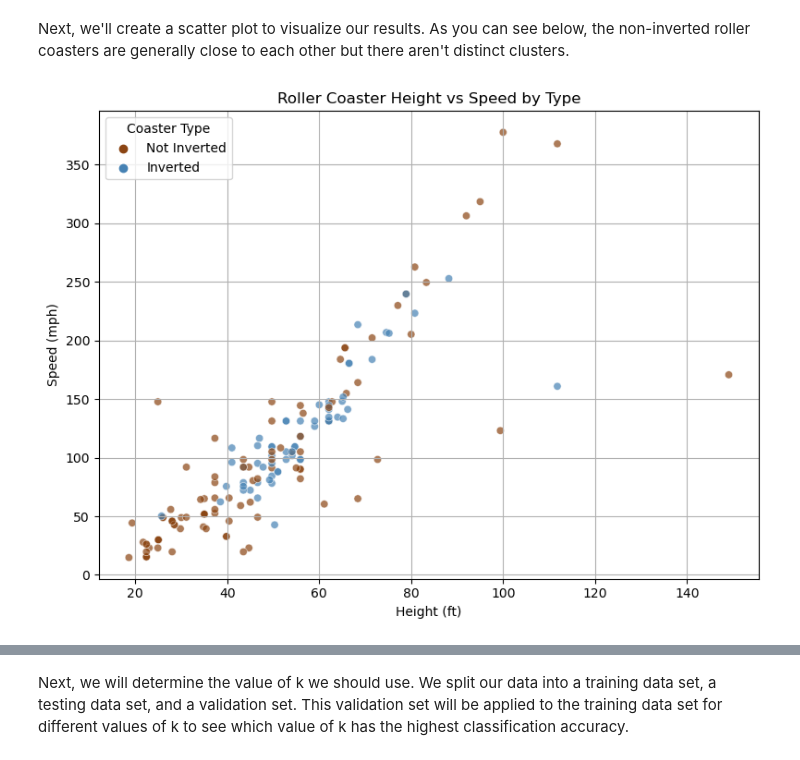
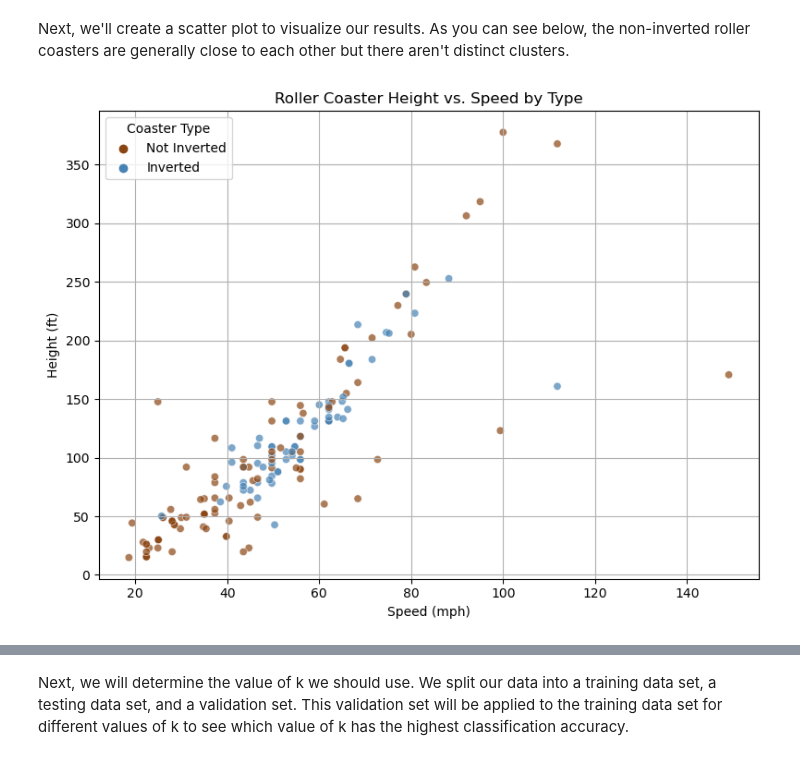
Before and after one commit to legendschwab/cmor438individual, a Jupyter notebook: Supervised Machine Learning/5. K-Nearest Neighbors/knnCMOR438.ipynb, the cells around one changed output, grey strips where cells are left out. Cells and saved outputs as stored; diff of their text form; code cells hidden in the pictures.

```diff
--- a/Supervised Machine Learning/5. K-Nearest Neighbors/knnCMOR438.ipynb
+++ b/Supervised Machine Learning/5. K-Nearest Neighbors/knnCMOR438.ipynb
@@ -83,27 +83,28 @@ See the caveats in the documentation: https://pandas.pydata.org/pandas-docs/stab
 Next, we'll create a scatter plot to visualize our results. As you can see below, the non-inverted roller coasters are generally close to each other but there aren't distinct clusters.
 # %%
 # Ensure you have cleaned data and appropriate columns
+
 plt.figure(figsize=(8, 6))
 sns.scatterplot(
     data=clean_data,
     x='speed_mph',
     y='height_ft',
     hue='Inverted',  # Color by the 'Inverted' column
-    palette={1: 'steelblue', -1: 'saddlebrown'},  # Custom colors
+    palette={1: 'steelblue', 0: 'saddlebrown'},  # Custom colors
     alpha=0.7,
-    hue_order=[-1, 1]  # Ensure the legend displays correctly
+    hue_order=[0, 1]  # Ensure the legend displays correctly
 )
 
 # Manually adjust legend labels
 handles, labels = plt.gca().get_legend_handles_labels()
 labels = ['Not Inverted', 'Inverted']  # Custom labels
 plt.legend(handles, labels, title='Coaster Type', loc='upper left')
 
-plt.title('Roller Coaster Height vs Speed by Type')
-plt.xlabel('Height (ft)')
-plt.ylabel('Speed (mph)')
+plt.title('Roller Coaster Height vs. Speed by Type')
+plt.xlabel('Speed (mph)')  # Correcting labels
+plt.ylabel('Height (ft)')
 plt.grid(True)
 plt.tight_layout()
 plt.show()
 # %% [output]
-[figure, old version]
+[figure, new version]
```
Also changed, not shown: parts of 14 cells of this notebook, 4 other files.
